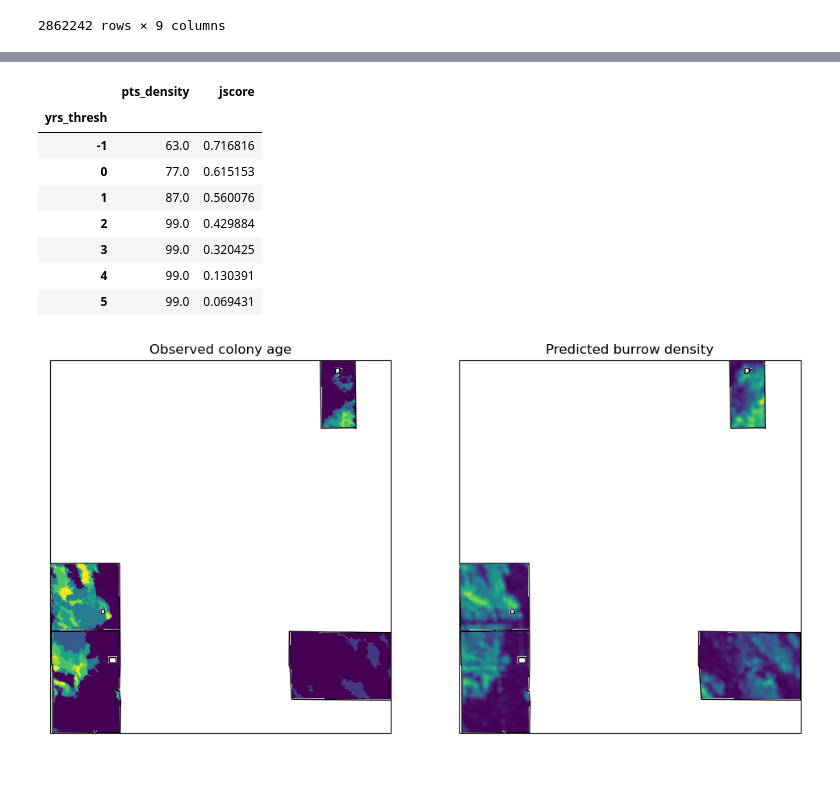
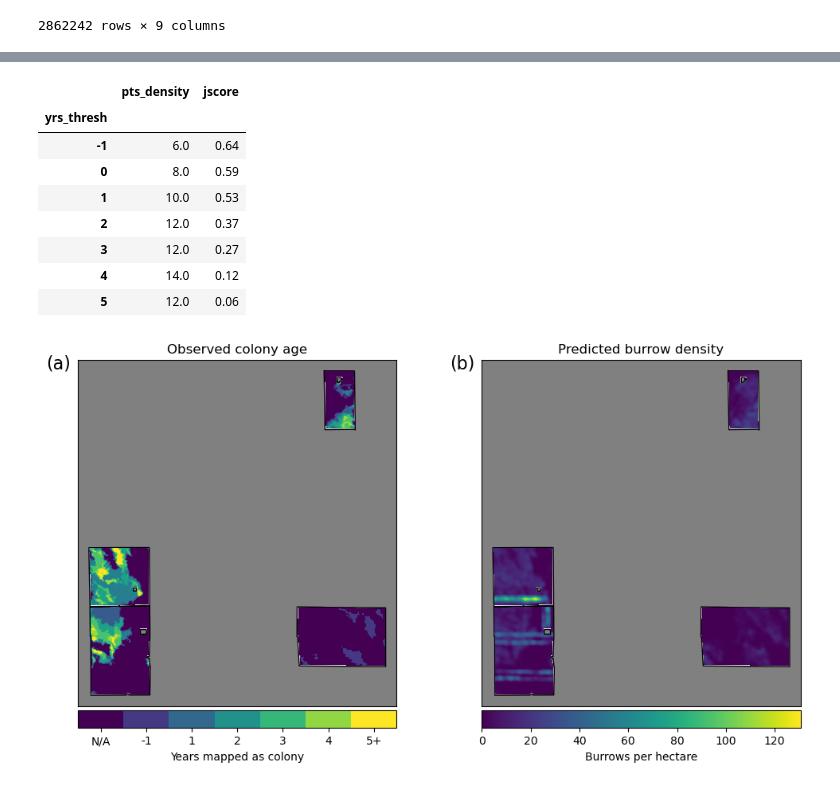
Before and after one commit to kearney-sp/cper_pdog, a Jupyter notebook: cnn_pred_colony.ipynb, the cells around one changed output, grey strips where cells are left out. Cells and saved outputs as stored; diff of their text form; code cells hidden in the pictures.

```diff
--- a/cnn_pred_colony.ipynb
+++ b/cnn_pred_colony.ipynb
@@ -52,5 +46,5 @@ pts_list = []
 # %%
-from tqdm import tqdm
+pts_list = []
 for i in tqdm(np.unique(cper_xr.values)):
     if np.isnan(i):
         continue
@@ -60,9 +54,9 @@ for i in tqdm(np.unique(cper_xr.values)):
         for f in shps_f_list_sub:
             pts_tmp = gpd.read_file(f)
             pts_tmp = pts_tmp[pts_tmp.geometry != None]
-            if area_thresh is not None:
+            if burrow_area_thresh is not None:
                 pts_tmp['area'] = pts_tmp['area'].astype('int')
-                pts_tmp = pts_tmp[pts_tmp['area'] >= area_thresh]
+                pts_tmp = pts_tmp[pts_tmp['area'] >= burrow_area_thresh]
             pts_xr = shp2mask(pts_tmp.geometry, cper_xr, cper_xr.rio.transform(), cper_xr.shape,
                               default_value=1, merge_alg=features.MergeAlg.add)
             pts_list.append(pts_xr.where(pts_xr != 0))
@@ -70,8 +64,10 @@ for i in tqdm(np.unique(cper_xr.values)):
 pts_all_xr = xr.DataArray(np.nanmean(pts_list, axis=0),
              coords=(cper_xr.y, cper_xr.x),
              dims=('y', 'x'))
+radius_m = np.sqrt(focal_area_ha * 1e4) / np.pi
 cellsize_x, cellsize_y = convolution.calc_cellsize(pts_xr)
-kernel = convolution.circle_kernel(cellsize_x, cellsize_y, radius=71.176)
+kernel = convolution.circle_kernel(cellsize_x, cellsize_y, radius=radius_m)
 pts_density_xr = focal.apply(pts_all_xr,
                                     kernel,
                                     focal._calc_sum)
+pts_density_xr = pts_density_xr / focal_area_ha
@@ -143,9 +135,9 @@ from sklearn.metrics import jaccard_score
 df_val = pd.DataFrame(columns=['yrs_thresh', 'pts_thresh', 'jscore'])
 idx=0
 for yrs_thresh in tqdm(range(0, 6)):
-    for pts_thresh in range(1, 101, 2):
+    for pts_thresh in range(0, 51, 2):
         df_out['y_true'] = df_out['yrs_active'] > yrs_thresh
-        df_out['y_pred'] = df_out['pts_density'] > pts_thresh
+        df_out['y_pred'] = df_out['pts_density'] >= pts_thresh
         jscore = jaccard_score(y_true=df_out['y_true'],
                       y_pred=df_out['y_pred'])
         df_val = pd.concat([df_val, pd.DataFrame({'yrs_thresh': yrs_thresh,
@@ -153,9 +145,9 @@ for yrs_thresh in tqdm(range(0, 6)):
                                                   'jscore': jscore}, index=[idx])])
         idx+=1
 # %%
-for pts_thresh in tqdm(range(1, 101, 2)):
+for pts_thresh in tqdm(range(0, 51, 2)):
     df_out['y_true'] = (df_out['yrs_active'] > 0) | (df_out['yrs_old'] == 1)
-    df_out['y_pred'] = df_out['pts_density'] > pts_thresh
+    df_out['y_pred'] = df_out['pts_density'] >= pts_thresh
     jscore = jaccard_score(y_true=df_out['y_true'],
                   y_pred=df_out['y_pred'])
     df_val = pd.concat([df_val, pd.DataFrame({'yrs_thresh': -1,
@@ -171,37 +189,65 @@ sns.lineplot(x='pts_density', y='jscore', data=df_val, hue='yrs_thresh')
 df_val_smry = pd.DataFrame(df_val.groupby('yrs_thresh').apply(
     lambda x: x['pts_density'][x['jscore'] == x['jscore'].max()])).droplevel(level=1)
 df_val_smry['jscore'] = df_val.groupby('yrs_thresh').apply(lambda x: x['jscore'].max())
-display(df_val_smry)
+display(round(df_val_smry, 2))
 # %% [output]
 |  | pts_density | jscore |
 | yrs_thresh |  |  |
-| -1 | 63.0 | 0.716816 |
-| 0 | 77.0 | 0.615153 |
-| 1 | 87.0 | 0.560076 |
-| 2 | 99.0 | 0.429884 |
-| 3 | 99.0 | 0.320425 |
-| 4 | 99.0 | 0.130391 |
-| 5 | 99.0 | 0.069431 |
+| -1 | 6.0 | 0.64 |
+| 0 | 8.0 | 0.59 |
+| 1 | 10.0 | 0.53 |
+| 2 | 12.0 | 0.37 |
+| 3 | 12.0 | 0.27 |
+| 4 | 14.0 | 0.12 |
+| 5 | 12.0 | 0.06 |
 # %%
-import matplotlib.pyplot as plt
+from mpl_toolkits.axes_grid1 import make_axes_locatable
+from matplotlib.colors import BoundaryNorm
+from matplotlib.colorbar import ColorbarBase
 pts_thresh = df_val_smry['pts_density'][df_val_smry.index==0][0]
 fig, axs = plt.subplots(ncols=2, figsize=(12, 6))
-
+plot_buff_m = 300
 cper.plot(fc='white', ec='black', ax=axs[0])
 show(da_active.data, ax=axs[0], transform=da_active.rio.transform(), zorder=5)
 show(da_old.where(da_old == 1).data, ax=axs[0], transform=da_old.rio.transform(), clim=(0, 6), zorder=8)
-show(da_active.where(da_active > 0).data, ax=axs[0], transform=da_active.rio.transform(), clim=(-1, 6), zorder=10)
+p_active = show(da_active.where(da_active > 0).data, ax=axs[0], transform=da_active.rio.transform(),
+                clim=(-1, 6), zorder=10)
 axs[0].set_title('Observed colony age')
 
 cper.plot(fc='white', ec='black', ax=axs[1])
-show(pts_density_xr.data, ax=axs[1], transform=pts_density_xr.rio.transform(), zorder=10)
+p_density = show(pts_density_xr.data, ax=axs[1], transform=pts_density_xr.rio.transform(), zorder=10)
 axs[1].set_title('Predicted burrow density')
 
 for ax in axs:
     ax.axes.get_xaxis().set_visible(False)
     ax.axes.get_yaxis().set_visible(False)
+    ax.set_xlim((cper.total_bounds[0]-plot_buff_m, cper.total_bounds[2]+plot_buff_m))
+    ax.set_ylim((cper.total_bounds[1]-plot_buff_m, cper.total_bounds[3]+plot_buff_m))
+    ax.set_facecolor('grey')
+axs[0].annotate('(a)', (-0.1, 0.975), xycoords='axes fraction', fontsize=16)
+axs[1].annotate('(b)', (-0.1, 0.975), xycoords='axes fraction', fontsize=16)
+
+# colorbar for first plot
+divider1 = make_axes_locatable(axs[0])
+cax1 = divider1.append_axes('bottom', size='5%', pad=0.05)
+cbar1 = ColorbarBase(ax=cax1,
+                     cmap=plt.get_cmap('viridis', 7),
+                     norm=BoundaryNorm(np.arange(0, 8), 8),
+                     ticks=np.arange(0.5, 7.5),
+                     label='Years mapped as colony',
+                     orientation='horizontal')
+cbar1.ax.set_xticklabels(['N/A', -1, 1, 2, 3, 4, '5+'])  # horizontal colorbar
+
+# colorbar for second plot
+divider2 = make_axes_locatable(axs[1])
+cax2 = divider2.append_axes('bottom', size='5%', pad=0.05)
+fig.colorbar(p_density.get_images()[0],
+             cax=cax2,
+             orientation='horizontal',
+             label='Burrows per hectare')
+plt.savefig('./results_figs/colony_age_and_burrow_density_map' + suffix + '.png', dpi=300, bbox_inches='tight', pad_inches=0.1)
 # %% [output]
-[figure, old version]
+[figure, new version]
 # %%
 from matplotlib.patches import Patch
 fig, ax = plt.subplots(ncols=1, figsize=(6, 6))
```
Also changed, not shown: parts of 20 cells of this notebook, 16 other files.
